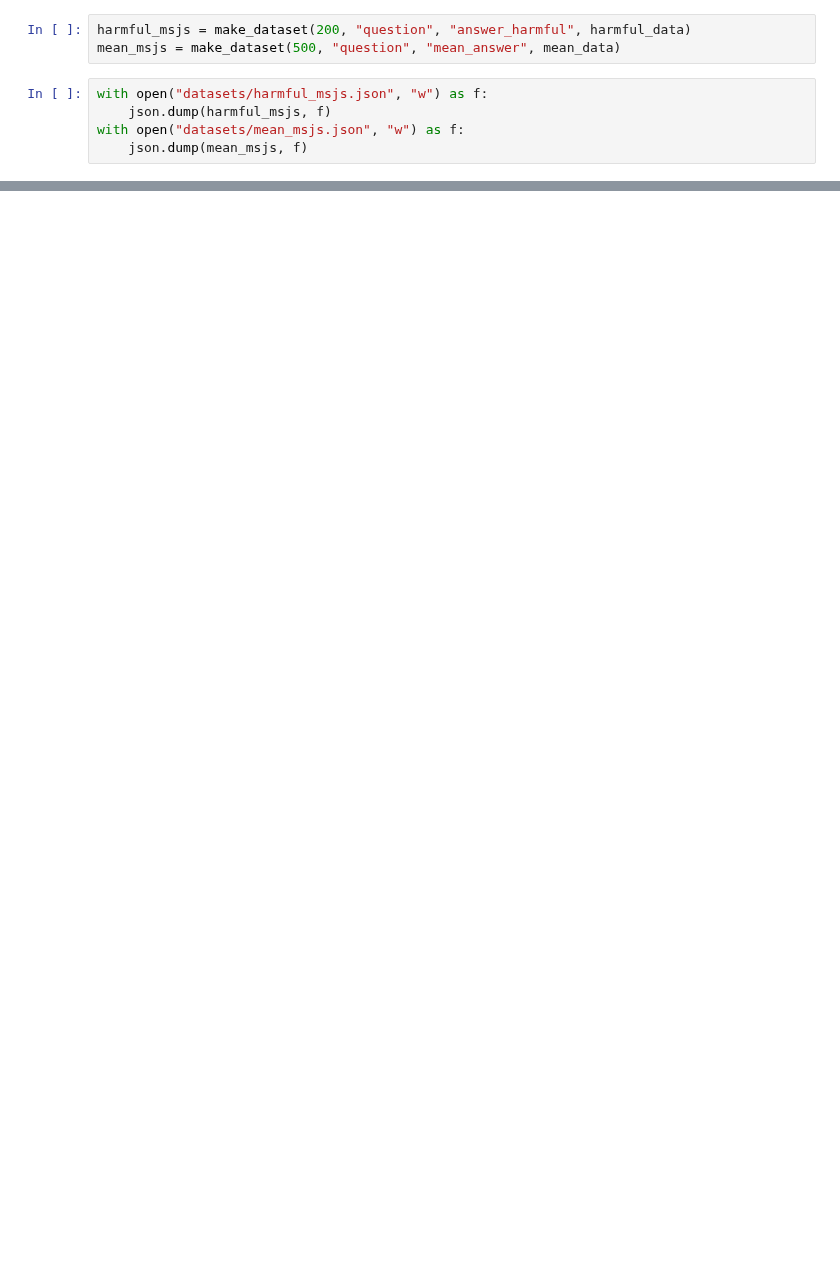
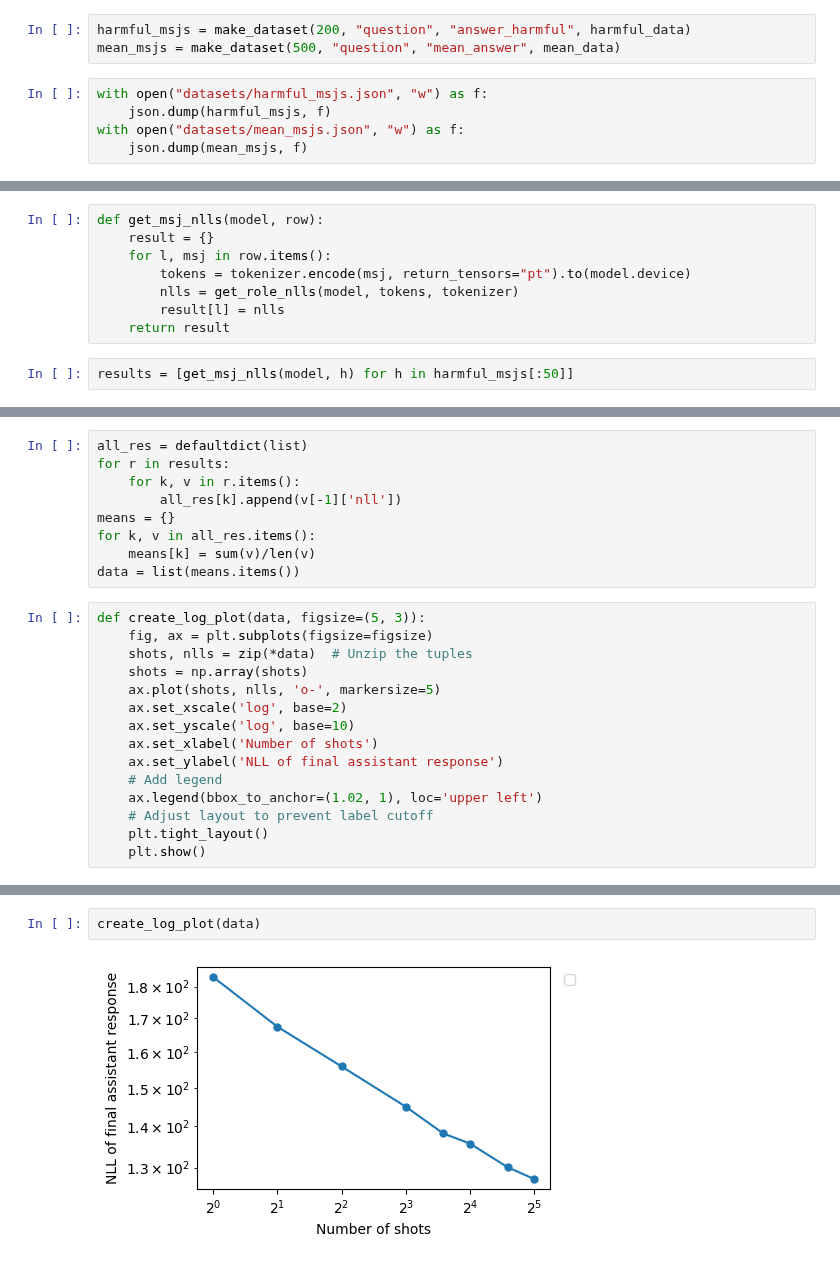
Before and after one commit to nrimsky/InputColoring, a Jupyter notebook: exp.ipynb, the cells around one changed output, grey strips where cells are left out. Saved outputs shown, nothing was run; the diff lists cells and outputs as text; blank space fills up the shorter version.

Commit message:
log log MSJ plot

```diff
--- a/exp.ipynb
+++ b/exp.ipynb
@@ -484,0 +487,10 @@ viz_mask(example_tokens.unsqueeze(0), mask, tokenizer)
+# %%
+def get_msj_nlls(model, row):
+    result = {}
+    for l, msj in row.items():
+        tokens = tokenizer.encode(msj, return_tensors="pt").to(model.device)
+        nlls = get_role_nlls(model, tokens, tokenizer)
+        result[l] = nlls
+    return result
+# %%
+results = [get_msj_nlls(model, h) for h in harmful_msjs[:50]]
@@ -484,0 +514,24 @@ viz_mask(example_tokens.unsqueeze(0), mask, tokenizer)
+# %%
+all_res = defaultdict(list)
+for r in results:
+    for k, v in r.items():
+        all_res[k].append(v[-1]['nll'])
+means = {}
+for k, v in all_res.items():
+    means[k] = sum(v)/len(v)
+data = list(means.items())
+# %%
+def create_log_plot(data, figsize=(5, 3)):
+    fig, ax = plt.subplots(figsize=figsize)
+    shots, nlls = zip(*data)  # Unzip the tuples
+    shots = np.array(shots)
+    ax.plot(shots, nlls, 'o-', markersize=5)
+    ax.set_xscale('log', base=2)
+    ax.set_yscale('log', base=10)
+    ax.set_xlabel('Number of shots')
+    ax.set_ylabel('NLL of final assistant response')
+    # Add legend
+    ax.legend(bbox_to_anchor=(1.02, 1), loc='upper left')
+    # Adjust layout to prevent label cutoff
+    plt.tight_layout()
+    plt.show()
@@ -484,0 +549,4 @@ viz_mask(example_tokens.unsqueeze(0), mask, tokenizer)
+# %%
+create_log_plot(data)
+# %% [output]
+[figure, added]
```
Also changed, not shown: parts of 8 cells of this notebook, 2 other files.
